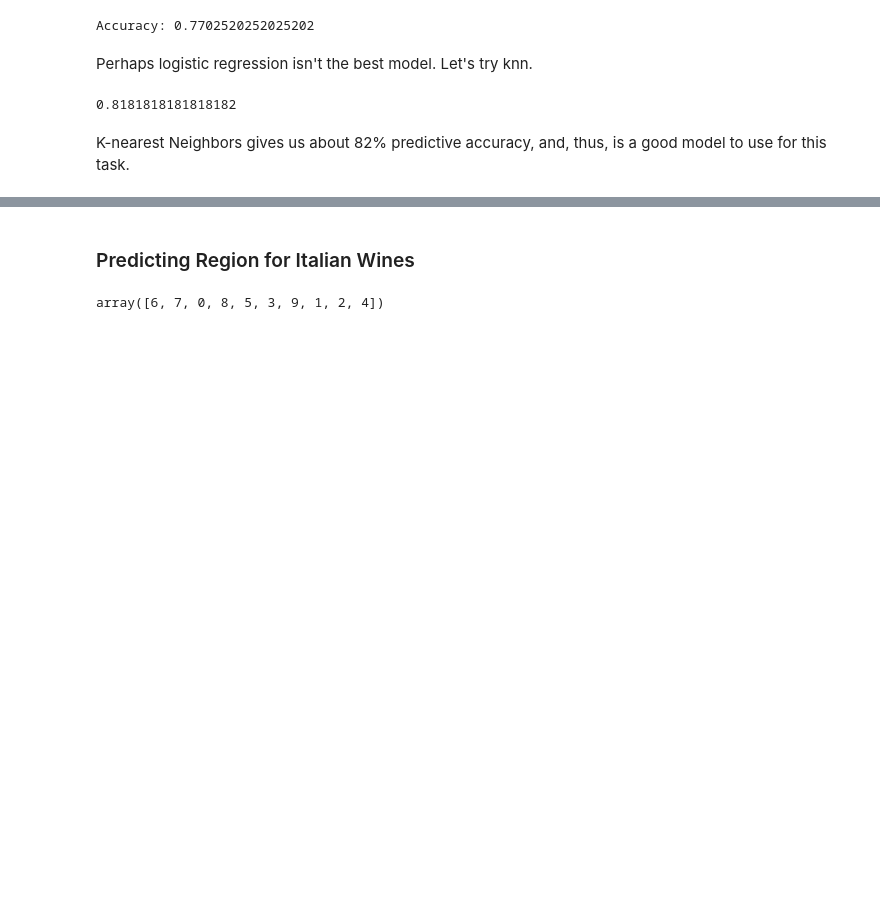
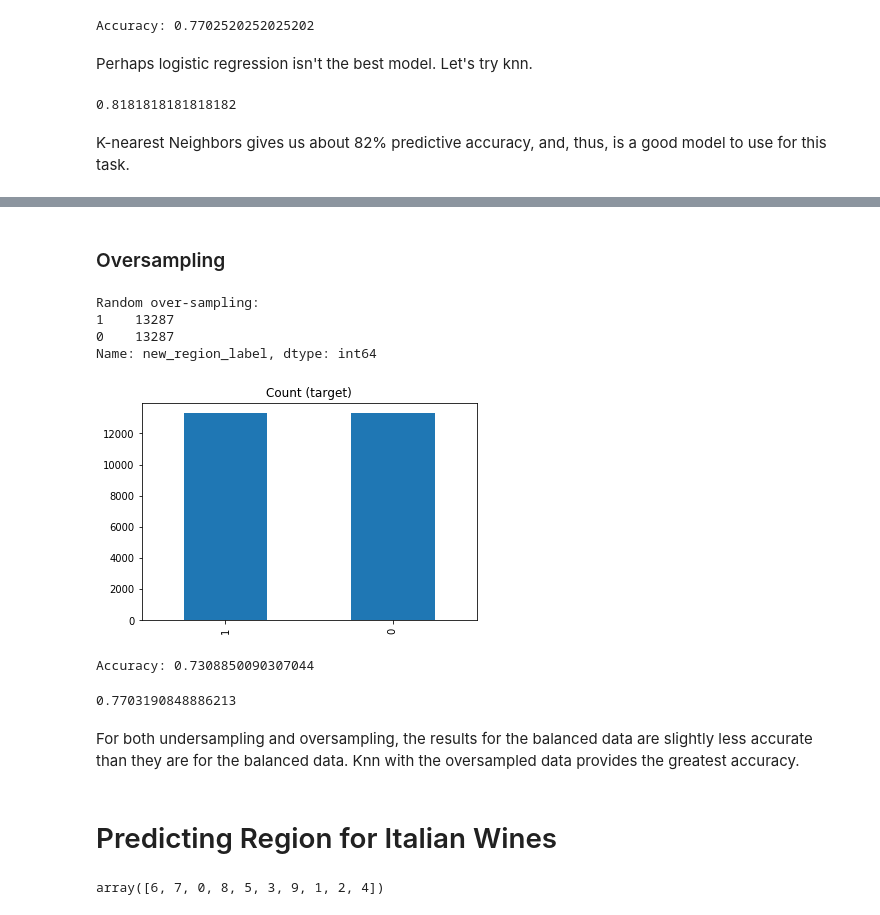
Before and after one commit to sarahrahrah/sprngbrd-mini-projects, a Jupyter notebook: capstone1/indepthanalysis.ipynb, the cells around one changed output, grey strips where cells are left out. Cells and saved outputs as stored; diff of their text form; code cells hidden in the pictures; blank space fills up the shorter version.

```diff
--- a/capstone1/indepthanalysis.ipynb
+++ b/capstone1/indepthanalysis.ipynb
@@ -181,5 +245,42 @@ K-nearest Neighbors gives us about 82% predictive accuracy, and, thus, is a good
+# %% [markdown]
+### Oversampling
+# %%
+df_class_0_over = df_class_burg_or_champ.sample(count_class_0, replace=True)
+df_test_over = pd.concat([df_class_other_fren_wines, df_class_0_over], axis=0)
+
+print('Random over-sampling:')
+print(df_test_over.new_region_label.value_counts())
+
+df_test_over.new_region_label.value_counts().plot(kind='bar', title='Proportion of Burgundy/Champagne Wines to Other French Wines');
+# %% [output]
+Random over-sampling:
+1    13287
+0    13287
+Name: new_region_label, dtype: int64
+[figure, added]
+# %%
+X = df_test_over[feature_cols] # Features
+y = df_test_over.new_region_label # Target variable
+X_train,X_test,y_train,y_test=train_test_split(X,y,test_size=0.25,random_state=0)
+logreg = LogisticRegression()
+logreg.fit(X_train,y_train)
+y_pred=logreg.predict(X_test)
+from sklearn import metrics
+cnf_matrix = metrics.confusion_matrix(y_test, y_pred)
+cnf_matrix
+print("Accuracy:",metrics.accuracy_score(y_test, y_pred))
+# %% [output]
+Accuracy: 0.7308850090307044
+# %%
+knn = KNeighborsClassifier(n_neighbors=7)
+knn.fit(X_train, y_train)
+print(knn.score(X_test, y_test))
+# %% [output]
+0.7703190848886213
+# %% [markdown]
+For both undersampling and oversampling, the results for the balanced data are slightly less accurate than they are for the balanced data. Knn with the oversampled data provides the greatest accuracy.
 # %% [markdown]
-### Predicting Region for Italian Wines
+# Predicting Region for Italian Wines
 # %%
 italianwines = winedata[winedata['country'] == 'Italy'].reset_index()
 italianwines["label"] = italianwines["region"].astype('category')
```
Also changed, not shown: parts of 31 cells of this notebook.
